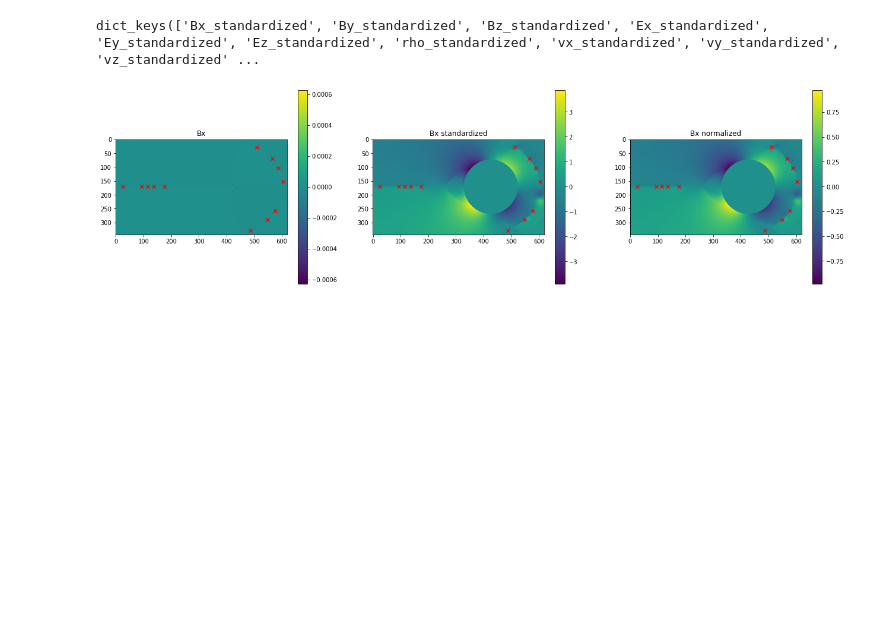
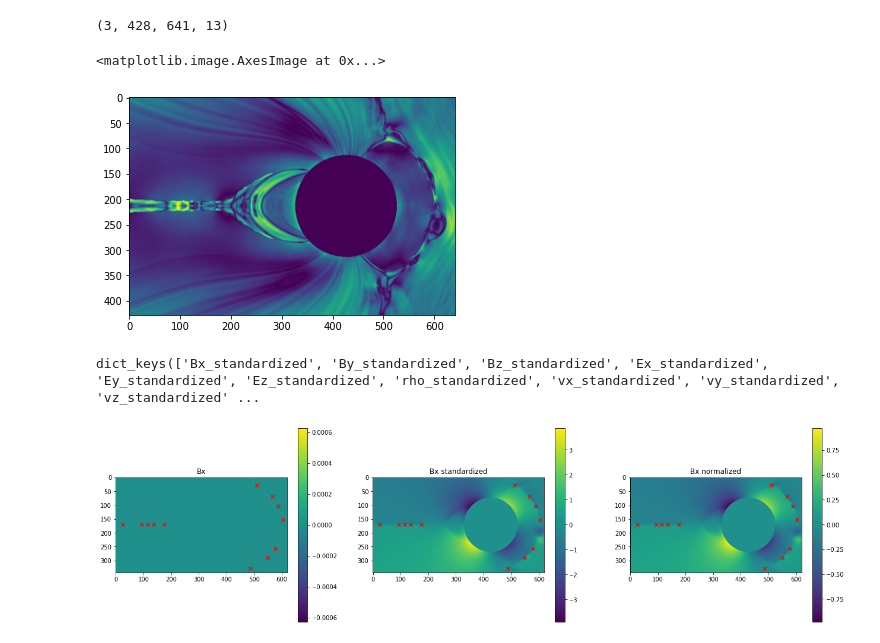
Before and after one commit to deinal/2d-reconnection-data, a Jupyter notebook: visualize_features.ipynb, the cells around one changed output. Drawn from its saved outputs; the diff is of its cells as text; code cells hidden in the pictures; blank space fills up the shorter version.

```diff
--- a/visualize_features.ipynb
+++ b/visualize_features.ipynb
@@ -1,6 +1,17 @@
 # %%
 import numpy as np
 import matplotlib.pyplot as plt
+# %%
+data = np.load('plasma_example/frames_3600_to_3602.npy')
+# %%
+data.shape
+# %% [output]
+(3, 428, 641, 13)
+# %%
+plt.imshow(data[-2, :, :, 1])
+# %% [output]
+<matplotlib.image.AxesImage at 0x...>
+[figure, added]
 # %%
 data = np.load('fixed/3600.npz')
 # %%
```
Also changed, not shown: parts of 1 cell of this notebook, 10 other files.
